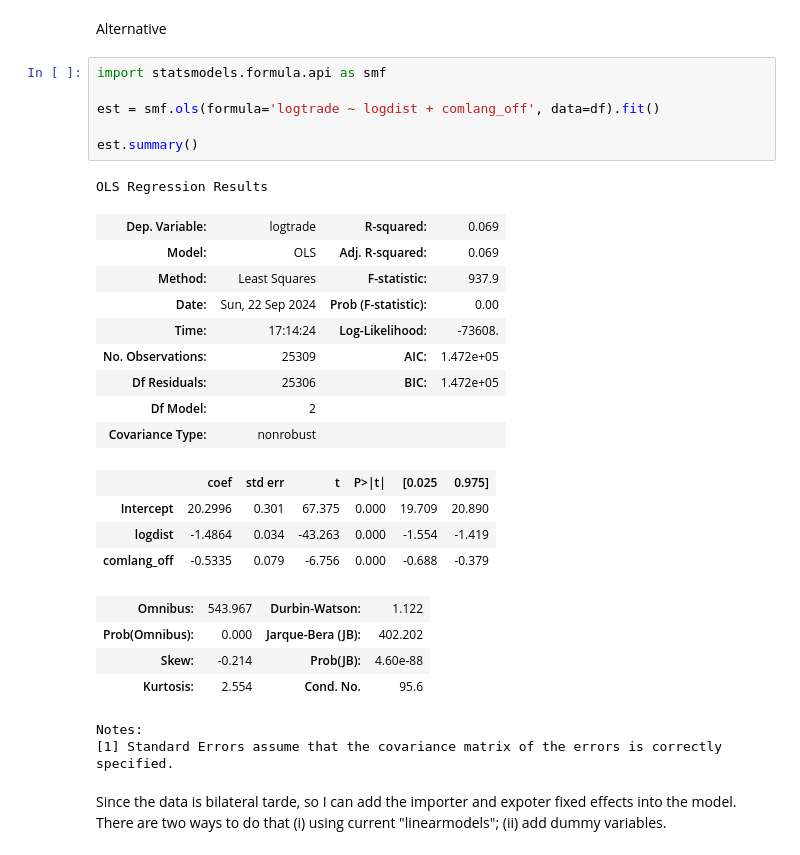
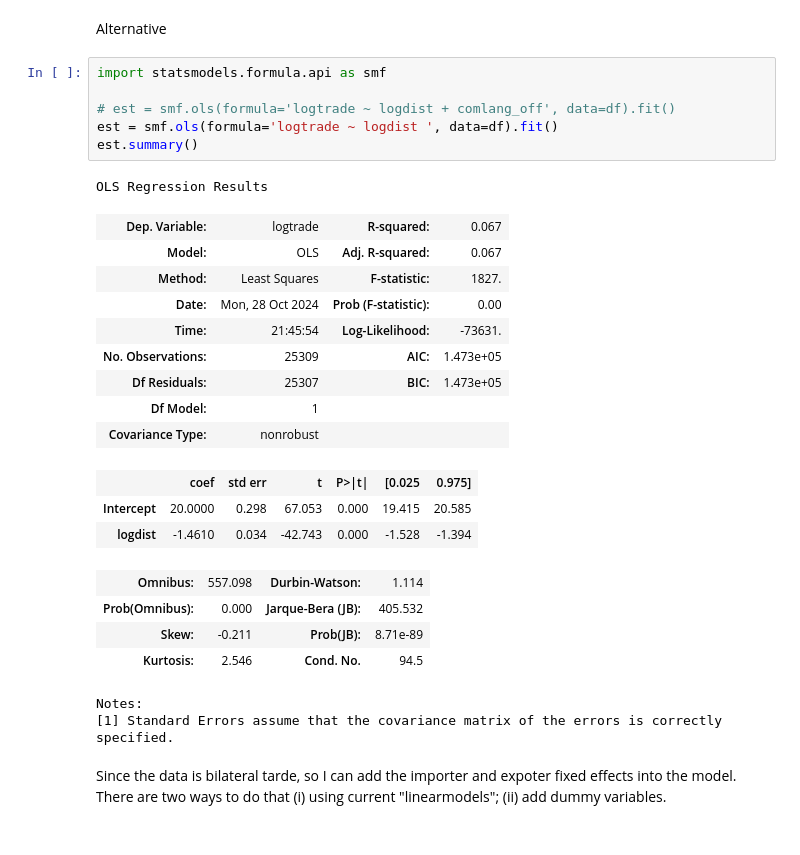
Before and after one commit to JayNie027/ML_python, a Jupyter notebook: ML_python.ipynb, the cells around one changed output. Drawn from its saved outputs; the diff is of its cells as text.

```diff
--- a/ML_python.ipynb
+++ b/ML_python.ipynb
@@ -193,28 +193,27 @@ Alternative
 # %%
 import statsmodels.formula.api as smf
 
-est = smf.ols(formula='logtrade ~ logdist + comlang_off', data=df).fit()
-
+# est = smf.ols(formula='logtrade ~ logdist + comlang_off', data=df).fit()
+est = smf.ols(formula='logtrade ~ logdist ', data=df).fit()
 est.summary()
 # %% [output]
 OLS Regression Results
-| Dep. Variable: | logtrade | R-squared: | 0.069 |
-| Model: | OLS | Adj. R-squared: | 0.069 |
-| Method: | Least Squares | F-statistic: | 937.9 |
-| Date: | Sun, 22 Sep 2024 | Prob (F-statistic): | 0.00 |
-| Time: | 17:14:24 | Log-Likelihood: | -73608. |
-| No. Observations: | 25309 | AIC: | 1.472e+05 |
-| Df Residuals: | 25306 | BIC: | 1.472e+05 |
-| Df Model: | 2 |  |  |
+| Dep. Variable: | logtrade | R-squared: | 0.067 |
+| Model: | OLS | Adj. R-squared: | 0.067 |
+| Method: | Least Squares | F-statistic: | 1827. |
+| Date: | Mon, 28 Oct 2024 | Prob (F-statistic): | 0.00 |
+| Time: | 21:45:54 | Log-Likelihood: | -73631. |
+| No. Observations: | 25309 | AIC: | 1.473e+05 |
+| Df Residuals: | 25307 | BIC: | 1.473e+05 |
+| Df Model: | 1 |  |  |
 | Covariance Type: | nonrobust |  |  |
 |  | coef | std err | t | P>|t| | [0.025 | 0.975] |
-| Intercept | 20.2996 | 0.301 | 67.375 | 0.000 | 19.709 | 20.890 |
-| logdist | -1.4864 | 0.034 | -43.263 | 0.000 | -1.554 | -1.419 |
-| comlang_off | -0.5335 | 0.079 | -6.756 | 0.000 | -0.688 | -0.379 |
+| Intercept | 20.0000 | 0.298 | 67.053 | 0.000 | 19.415 | 20.585 |
+| logdist | -1.4610 | 0.034 | -42.743 | 0.000 | -1.528 | -1.394 |
-| Omnibus: | 543.967 | Durbin-Watson: | 1.122 |
-| Prob(Omnibus): | 0.000 | Jarque-Bera (JB): | 402.202 |
-| Skew: | -0.214 | Prob(JB): | 4.60e-88 |
-| Kurtosis: | 2.554 | Cond. No. | 95.6 |
+| Omnibus: | 557.098 | Durbin-Watson: | 1.114 |
+| Prob(Omnibus): | 0.000 | Jarque-Bera (JB): | 405.532 |
+| Skew: | -0.211 | Prob(JB): | 8.71e-89 |
+| Kurtosis: | 2.546 | Cond. No. | 94.5 |
 Notes:
 [1] Standard Errors assume that the covariance matrix of the errors is correctly specified.
 # %% [markdown]
```
Also changed, not shown: parts of 10 cells of this notebook.
